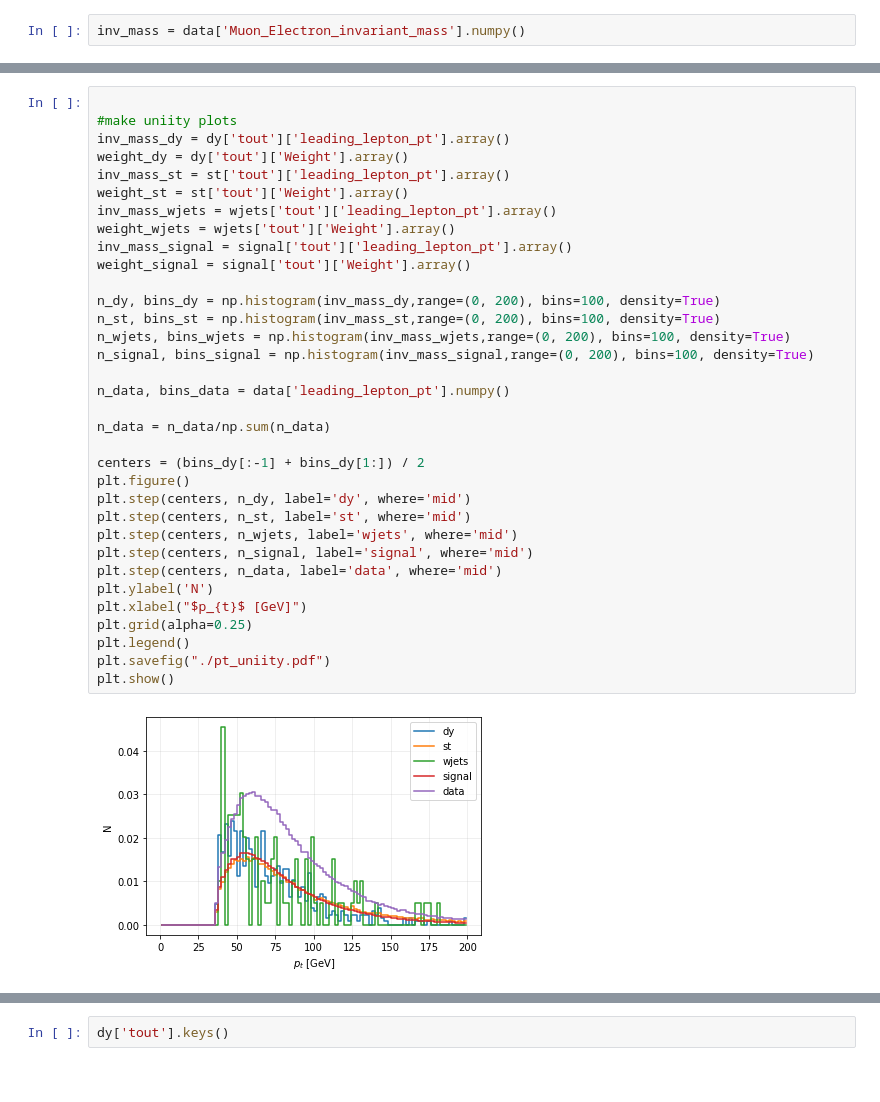
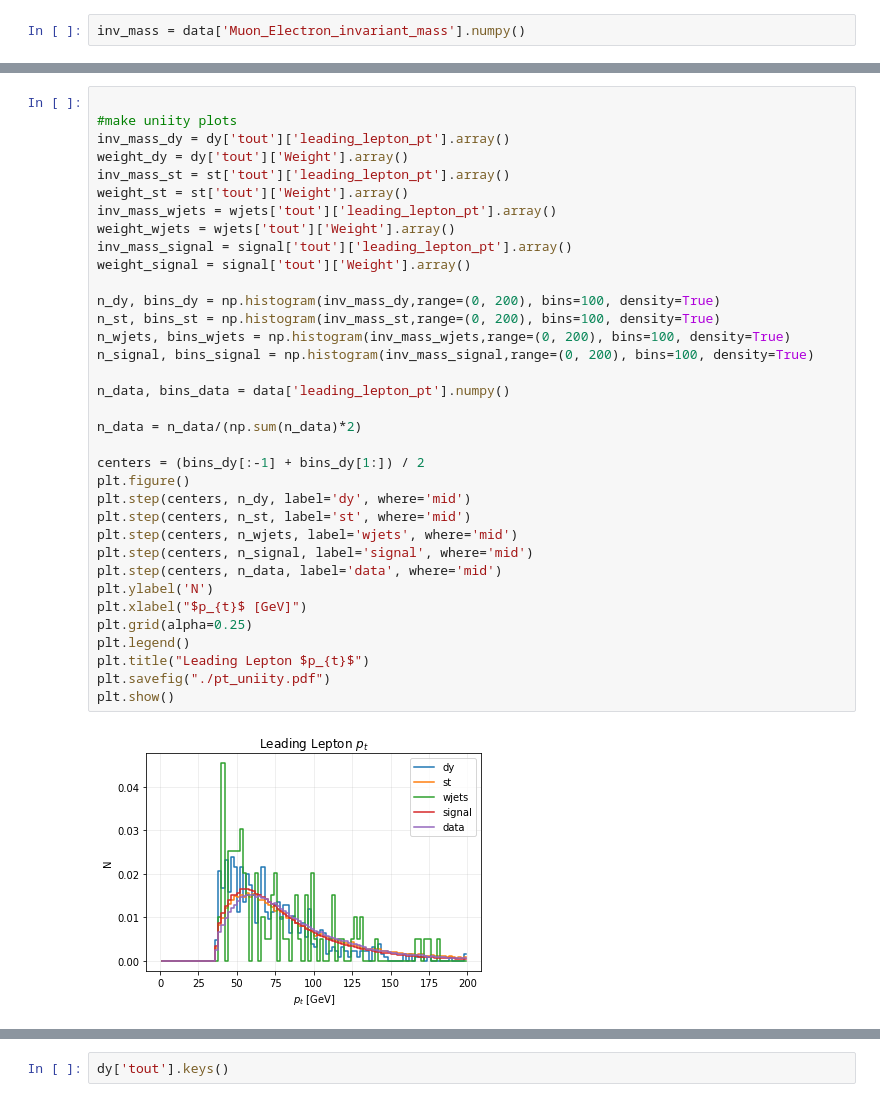
Before and after one commit to GiacomoDaMolin/TTbar, a Jupyter notebook: MC_Data_comparison.ipynb, the cells around one changed output, grey strips where cells are left out. Saved outputs shown, nothing was run; the diff lists cells and outputs as text.

```diff
--- a/MC_Data_comparison.ipynb
+++ b/MC_Data_comparison.ipynb
@@ -177,35 +221,36 @@ inv_mass_dy = dy['tout']['leading_lepton_pt'].array()
 weight_dy = dy['tout']['Weight'].array()
 inv_mass_st = st['tout']['leading_lepton_pt'].array()
 weight_st = st['tout']['Weight'].array()
 inv_mass_wjets = wjets['tout']['leading_lepton_pt'].array()
 weight_wjets = wjets['tout']['Weight'].array()
 inv_mass_signal = signal['tout']['leading_lepton_pt'].array()
 weight_signal = signal['tout']['Weight'].array()
 
 n_dy, bins_dy = np.histogram(inv_mass_dy,range=(0, 200), bins=100, density=True)
 n_st, bins_st = np.histogram(inv_mass_st,range=(0, 200), bins=100, density=True)
 n_wjets, bins_wjets = np.histogram(inv_mass_wjets,range=(0, 200), bins=100, density=True)
 n_signal, bins_signal = np.histogram(inv_mass_signal,range=(0, 200), bins=100, density=True)
 
 n_data, bins_data = data['leading_lepton_pt'].numpy()
 
-n_data = n_data/np.sum(n_data)
+n_data = n_data/(np.sum(n_data)*2)
 
 centers = (bins_dy[:-1] + bins_dy[1:]) / 2
 plt.figure()
 plt.step(centers, n_dy, label='dy', where='mid')
 plt.step(centers, n_st, label='st', where='mid')
 plt.step(centers, n_wjets, label='wjets', where='mid')
 plt.step(centers, n_signal, label='signal', where='mid')
 plt.step(centers, n_data, label='data', where='mid')
 plt.ylabel('N')
 plt.xlabel("$p_{t}$ [GeV]")
 plt.grid(alpha=0.25)
 plt.legend()
+plt.title("Leading Lepton $p_{t}$")
 plt.savefig("./pt_uniity.pdf")
 plt.show()
 # %% [output]
-[figure, old version]
+[figure, new version]
 # %%
 
 
```
Also changed, not shown: parts of 9 cells of this notebook.
